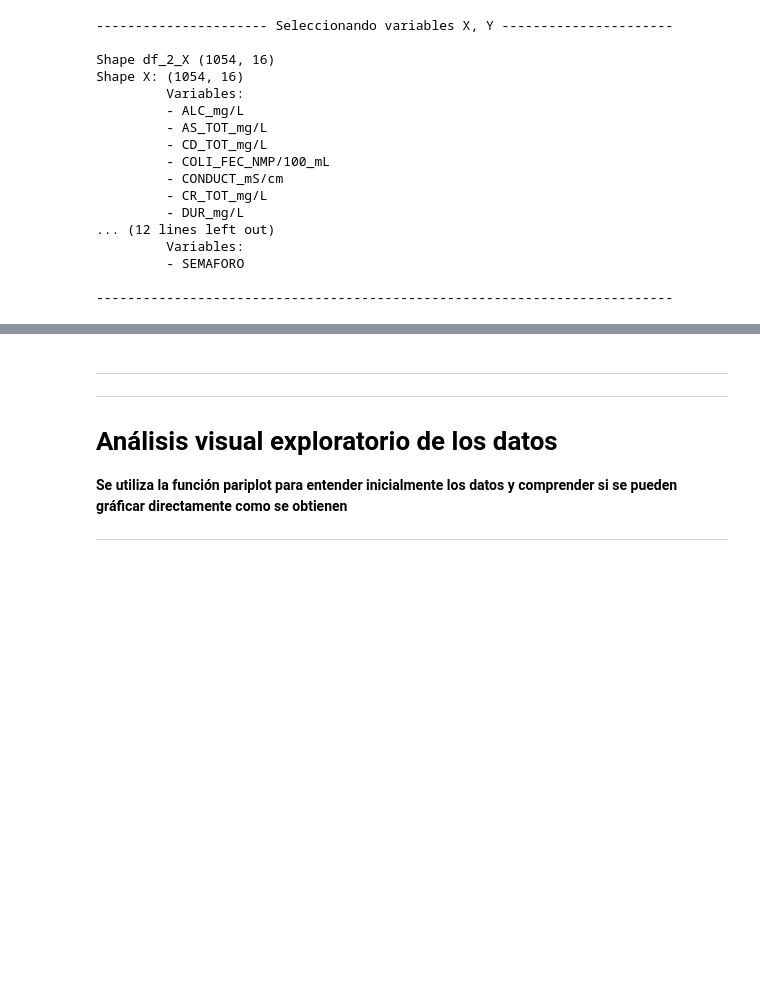
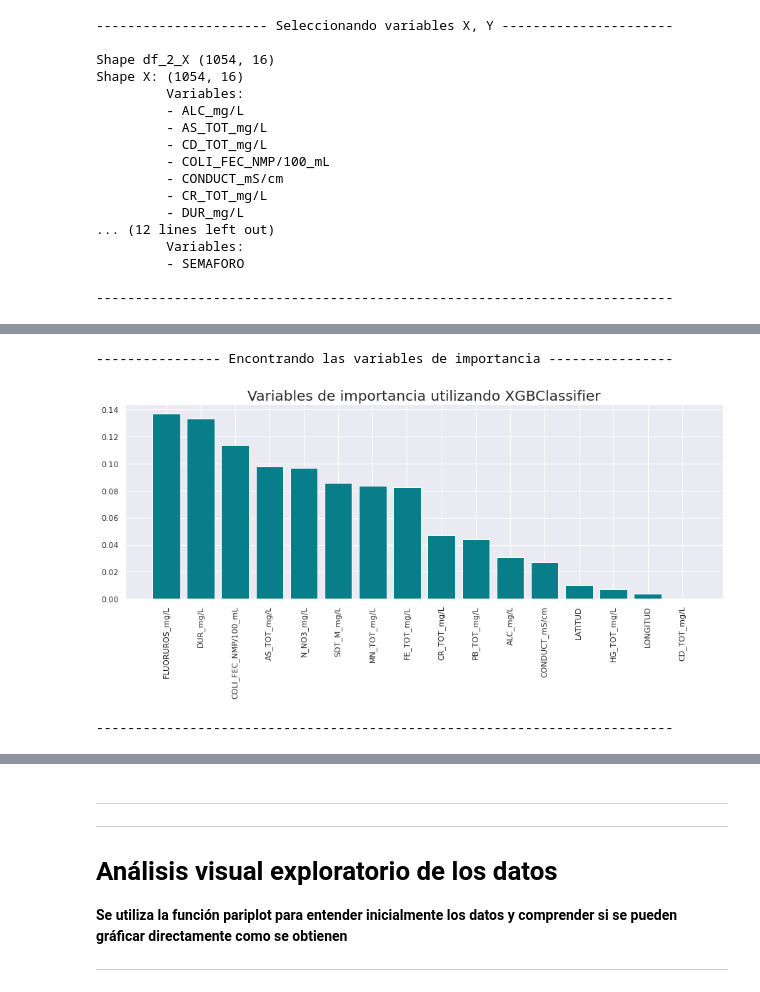
Before and after one commit to PosgradoMNA/actividades-del-projecto-team_59, a Jupyter notebook: Sem_09_CD_Reto_entrega_2.ipynb, the cells around one changed output, grey strips where cells are left out. Saved outputs shown, nothing was run; the diff lists cells and outputs as text; code cells hidden in the pictures; blank space fills up the shorter version.

```diff
--- a/Sem_09_CD_Reto_entrega_2.ipynb
+++ b/Sem_09_CD_Reto_entrega_2.ipynb
@@ -464,3 +604,26 @@ Name: Clase, dtype: int64
+# %%
+# - - - - - - - - - - - - - - - - - - - - - - - - - - - - - - - - - - - - - - - - - - - - - - - - -
+# Variables de importancia utilizando XGBClassifier
+
+from xgboost import XGBClassifier
+
+print('\n---------------- Encontrando las variables de importancia ----------------\n')
+
+model= XGBClassifier()
+model.fit(xtv_scaled, ytv)
+importances= pd.DataFrame(data={'Attribute': Xtv.columns, 'Importance': model.feature_importances_ })
+importances= importances.sort_values(by='Importance', ascending=False)
+
+plt.bar(x=importances['Attribute'], height=importances['Importance'], color='#087E8B')
+plt.title('Variables de importancia utilizando XGBClassifier', size=20)
+plt.xticks(rotation='vertical')
+plt.show()
+
+print('\n--------------------------------------------------------------------------\n')
+# %% [output]
+---------------- Encontrando las variables de importancia ----------------
+[figure, added]
+--------------------------------------------------------------------------
 # %%
 # - - - - - - - - - - - - - - - - - - - - - - - - - - - - - - - - - - - - - - - - - - - - - - - - -
 #
```
Also changed, not shown: parts of 29 cells of this notebook.
